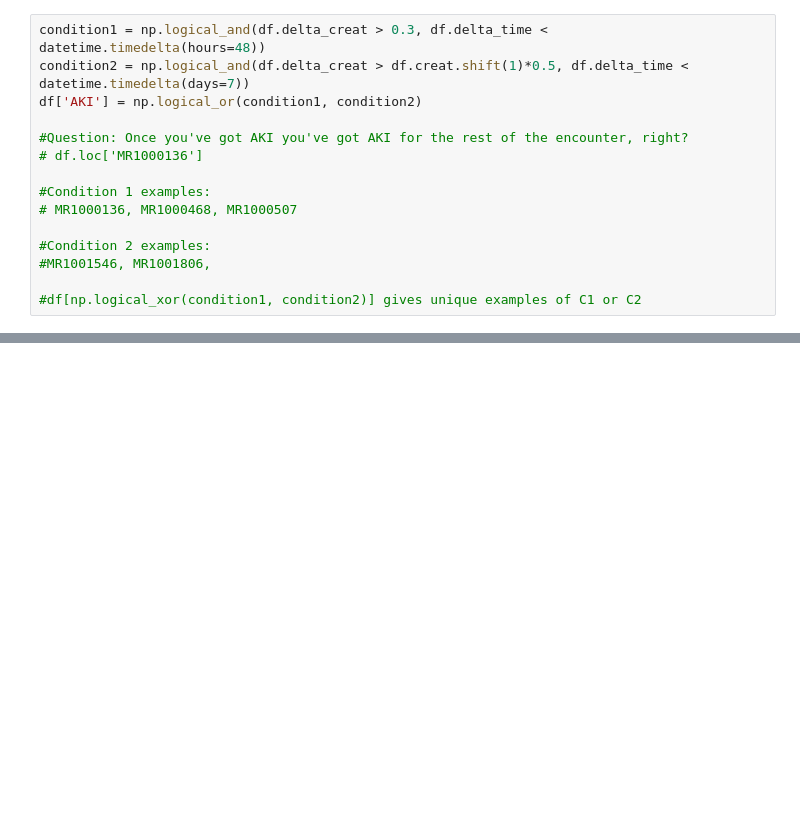
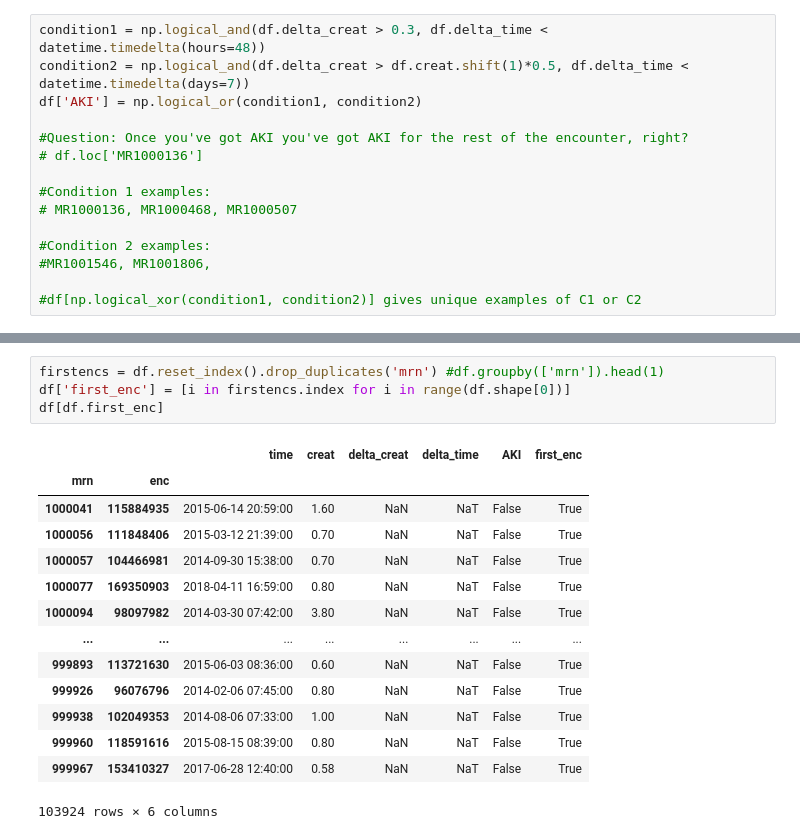
Before and after one commit to isaranwrap/StandardizingAKI, a Jupyter notebook: StandardizingAKIDefinition.ipynb, the cells around one changed output, grey strips where cells are left out. Cells and saved outputs as stored; diff of their text form; blank space fills up the shorter version.

```diff
--- a/StandardizingAKIDefinition.ipynb
+++ b/StandardizingAKIDefinition.ipynb
@@ -56,0 +110,19 @@ df['AKI'] = np.logical_or(condition1, condition2)
+# %%
+firstencs = df.reset_index().drop_duplicates('mrn') #df.groupby(['mrn']).head(1)
+df['first_enc'] = [i in firstencs.index for i in range(df.shape[0])]
+df[df.first_enc]
+# %% [output]
+|  |  | time | creat | delta_creat | delta_time | AKI | first_enc |
+| mrn | enc |  |  |  |  |  |  |
+| 1000041 | 115884935 | 2015-06-14 20:59:00 | 1.60 | NaN | NaT | False | True |
+| 1000056 | 111848406 | 2015-03-12 21:39:00 | 0.70 | NaN | NaT | False | True |
+| 1000057 | 104466981 | 2014-09-30 15:38:00 | 0.70 | NaN | NaT | False | True |
+| 1000077 | 169350903 | 2018-04-11 16:59:00 | 0.80 | NaN | NaT | False | True |
+| 1000094 | 98097982 | 2014-03-30 07:42:00 | 3.80 | NaN | NaT | False | True |
+| ... | ... | ... | ... | ... | ... | ... | ... |
+| 999893 | 113721630 | 2015-06-03 08:36:00 | 0.60 | NaN | NaT | False | True |
+| 999926 | 96076796 | 2014-02-06 07:45:00 | 0.80 | NaN | NaT | False | True |
+| 999938 | 102049353 | 2014-08-06 07:33:00 | 1.00 | NaN | NaT | False | True |
+| 999960 | 118591616 | 2015-08-15 08:39:00 | 0.80 | NaN | NaT | False | True |
+| 999967 | 153410327 | 2017-06-28 12:40:00 | 0.58 | NaN | NaT | False | True |
+103924 rows × 6 columns
```
Also changed, not shown: parts of 18 cells of this notebook.
